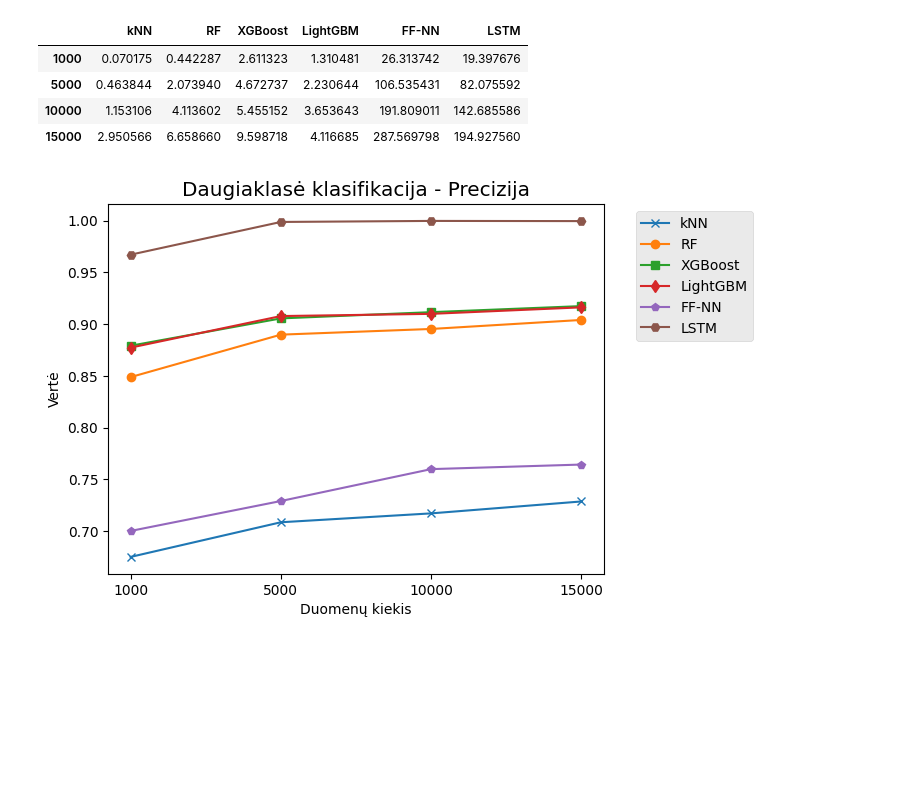
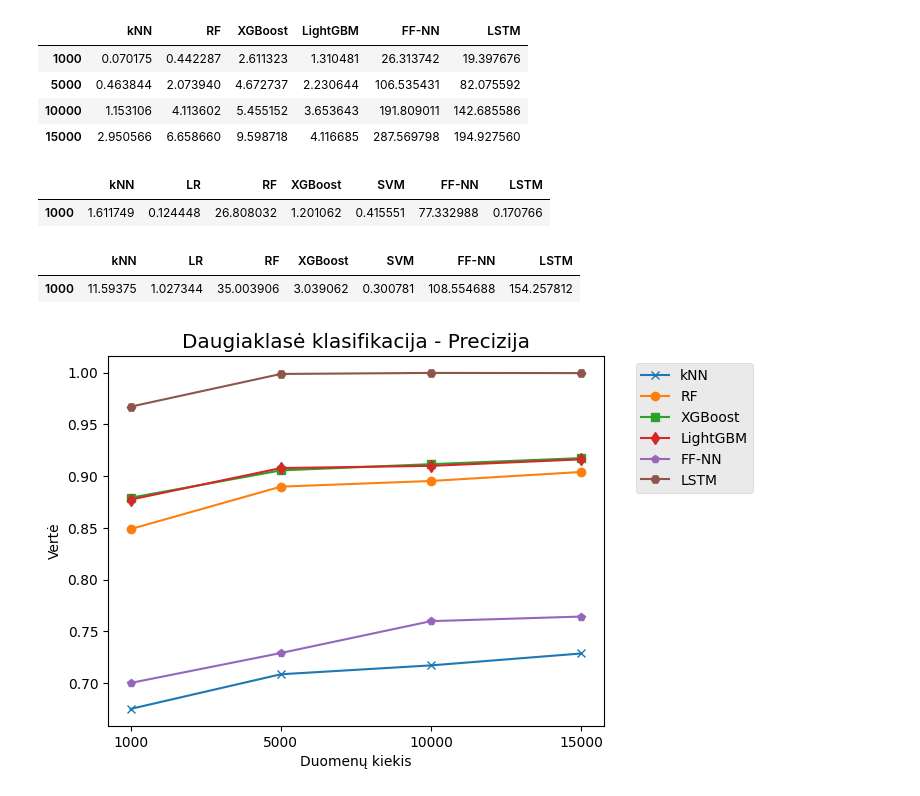
Before and after one commit to KostasEreksonas/Magistrinis, a Jupyter notebook: Time_series.ipynb, the cells around one changed output. Cells and saved outputs as stored; diff of their text form; code cells hidden in the pictures; blank space fills up the shorter version.

```diff
--- a/Time_series.ipynb
+++ b/Time_series.ipynb
@@ -109,6 +117,18 @@ mc_time
 | 5000 | 0.463844 | 2.073940 | 4.672737 | 2.230644 | 106.535431 | 82.075592 |
 | 10000 | 1.153106 | 4.113602 | 5.455152 | 3.653643 | 191.809011 | 142.685586 |
 | 15000 | 2.950566 | 6.658660 | 9.598718 | 4.116685 | 287.569798 | 194.927560 |
+# %%
+mc_latency = pd.DataFrame(mc_latency).transpose()
+mc_latency
+# %% [output]
+|  | kNN | LR | RF | XGBoost | SVM | FF-NN | LSTM |
+| 1000 | 1.611749 | 0.124448 | 26.808032 | 1.201062 | 0.415551 | 77.332988 | 0.170766 |
+# %%
+mc_memory = pd.DataFrame(mc_memory).transpose()
+mc_memory
+# %% [output]
+|  | kNN | LR | RF | XGBoost | SVM | FF-NN | LSTM |
+| 1000 | 11.59375 | 1.027344 | 35.003906 | 3.039062 | 0.300781 | 108.554688 | 154.257812 |
 # %%
 plot_time_series(mc_precision, "Daugiaklasė klasifikacija - Precizija")
 # %% [output]
```
Also changed, not shown: parts of 7 cells of this notebook, 5 other files.
